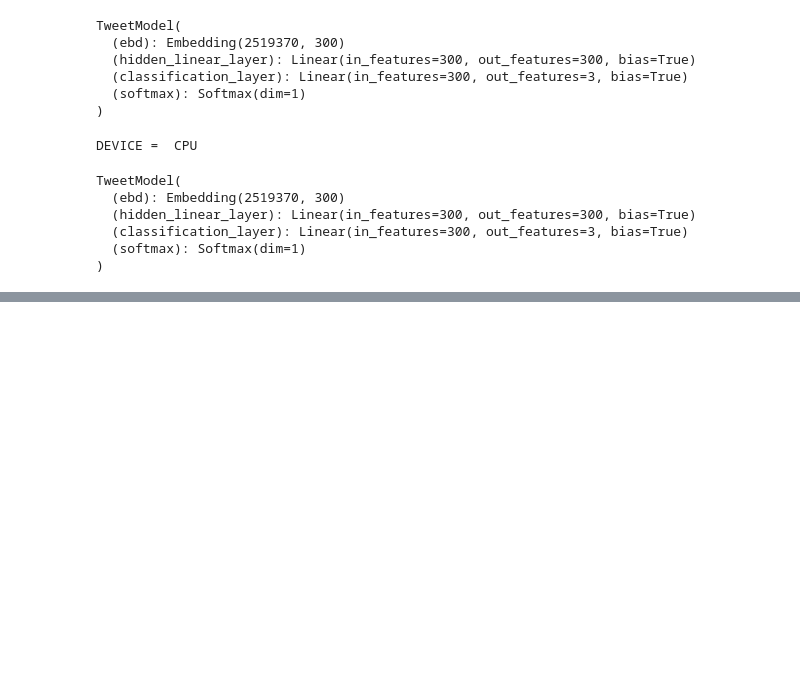
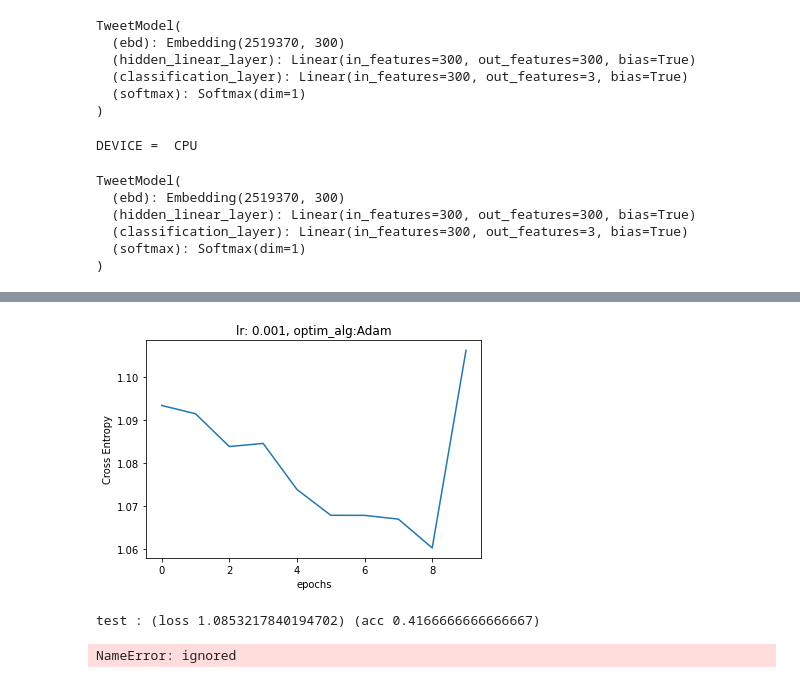
Before and after one commit to mthsansu/MLNLP, a Jupyter notebook: Code/Baseline_using_paTable.ipynb, the cells around one changed output, grey strips where cells are left out. Saved outputs shown, nothing was run; the diff lists cells and outputs as text; code cells hidden in the pictures; blank space fills up the shorter version.

```diff
--- a/Code/Baseline_using_paTable.ipynb
+++ b/Code/Baseline_using_paTable.ipynb
@@ -115,3 +115,11 @@ test_dataset = test_dataset.map(lambda e: tokenize_all(e, pretrained_vocab.get_s
 print(test_dataset['text'][:2])
 # %% [output]
 [[3291, 958, 0, 13, 2194, 149238, 112, 0, 281746, 129945, 1203, 156401, 119, 2493450, 119, 12200, 1368069, 14600, 2456493, 0, 1, 1, 1, 1, 1, 1, 1, 1, 1, 1, 1, 1, 1, 1, 1, 1, 1, 1, 1, 1, 1, 1, 1, 1, 1, ...
+# %%
+# dataset = ds.dataset(pa.Table.from_pandas(test).to_batches())
+
+### convert to Huggingface dataset
+val_dataset = Dataset(pa.Table.from_pandas(validate))
+
+# tokenize
+val_dataset = val_dataset.map(lambda e: tokenize_all(e, pretrained_vocab.get_stoi()), batched=True)
@@ -150,6 +162,7 @@ from torch.utils.data import DataLoader
 args = {'bsize': 64}
 train_loader = DataLoader(TweetDataset(train_dataset, args), batch_size=args['bsize'], num_workers=2, shuffle=True, drop_last=True)
 test_loader  = DataLoader(TweetDataset(test_dataset, args), batch_size=args['bsize'], num_workers=2, shuffle=True, drop_last=True)
+val_loader  = DataLoader(TweetDataset(val_dataset, args), batch_size=args['bsize'], num_workers=2, shuffle=True, drop_last=True)
 # %%
 # Define the model to classify tweets
 
@@ -385,0 +409,47 @@ NameError: ignored
+# %%
+%matplotlib inline
+import matplotlib.pyplot as plt
+
+def plot_loss(loss_list):
+  '''
+  this function creates a plot. a simple curve showing the different values at each steps.
+  Here we use it to plot the loss so we named it plot_loss, but the same function with different titles could be used to plot accuracies
+  or other metrics for instance.
+
+  Args:
+    loss_list (list of floats): list of numerical values
+  '''
+  plt.plot(range(len(loss_list)), loss_list)
+  plt.xlabel('epochs')
+  # in our model we use Softmax then NLLLoss which means Cross Entropy loss
+  plt.ylabel('Cross Entropy')
+  # in our training loop we used an Adam optimizer so we indicate it there
+  plt.title('lr: {}, optim_alg:{}'.format(args['lr'], 'Adam'))
+  # let's directly show the plot when calling this function
+  plt.show()
+# %%
+# let's call our function using the list of validation losses to show the plot
+plot_loss(loss_list_val)
+# %% [output]
+[figure, added]
+# %%
+# let's use our model for inference on the test set. We can short it by naming it "test our model"
+# we set the target as "test" to print the correct info, and use the test loader
+trues, preds, loss_it_avg, acc_it_avg, loss_it, acc_it = inference("test", test_loader, tweet_model)
+# %% [output]
+test : (loss 1.0853217840194702) (acc 0.4166666666666667)
+# %%
+# Confusion matrix
+
+from sklearn.metrics import classification_report, confusion_matrix, roc_curve, auc, plot_roc_curve
+import matplotlib.pyplot as plt
+import seaborn as sn
+
+cm = confusion_matrix(np.array(trues).flatten(), np.array(preds).flatten())
+df_cm = pd.DataFrame(cm, index=names, columns=names)
+# config plot sizes
+sn.set(font_scale=1)
+sn.heatmap(df_cm, annot=True, annot_kws={"size": 8}, cmap='coolwarm', linewidth=0.5, fmt="")
+plt.show()
+# %% [output]
+NameError: ignored
```
Also changed, not shown: parts of 2 cells of this notebook.
